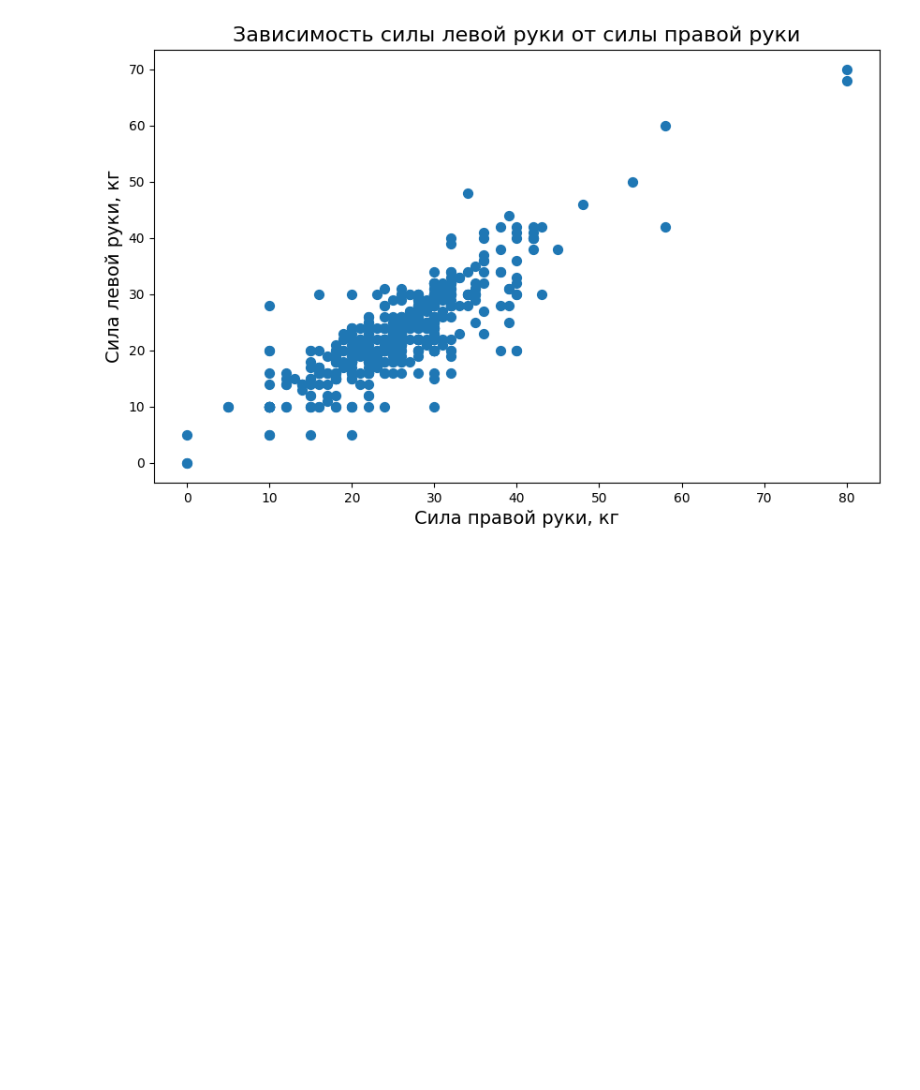
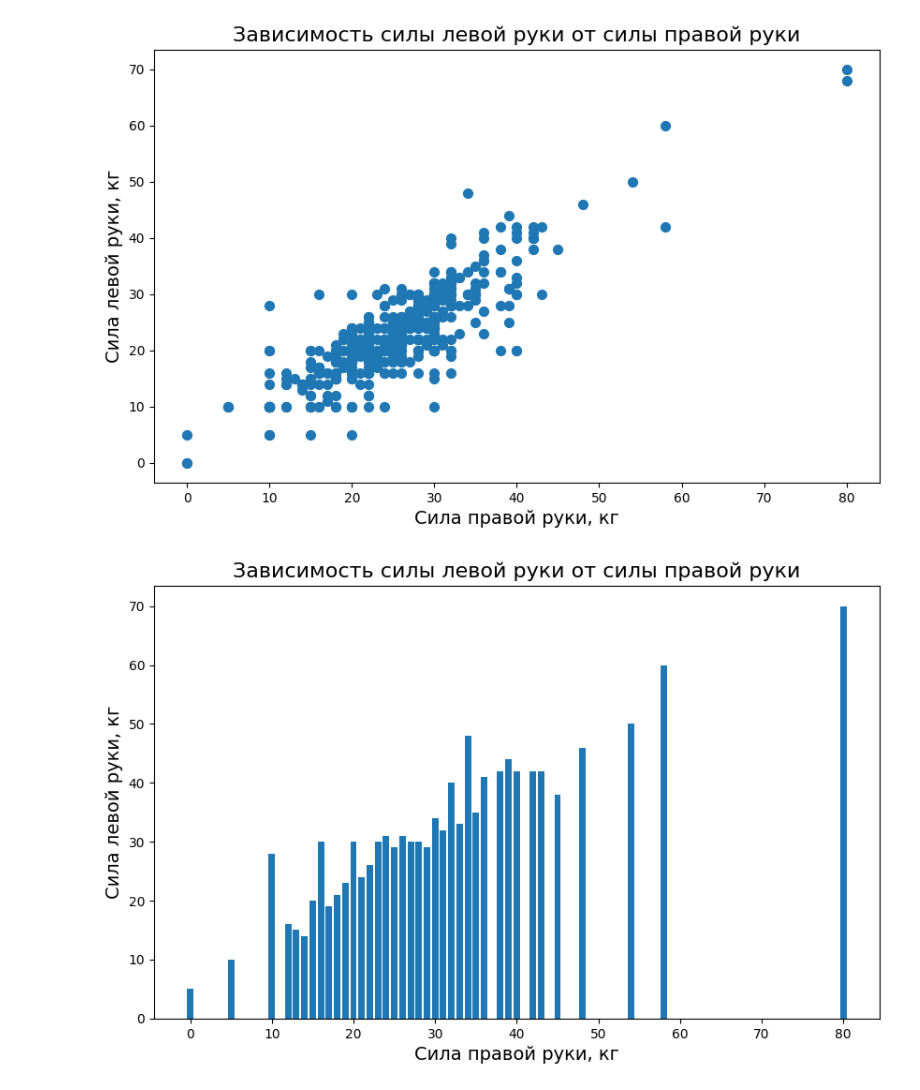
Before and after one commit to MSKteran/data-analysis-python, a Jupyter notebook: GunkoDA-LR3.ipynb, the cells around one changed output. Saved outputs shown, nothing was run; the diff lists cells and outputs as text; code cells hidden in the pictures; blank space fills up the shorter version.

```diff
--- a/GunkoDA-LR3.ipynb
+++ b/GunkoDA-LR3.ipynb
@@ -49,3 +51,13 @@ plt.title('Зависимость силы левой руки от силы п
 plt.show()
 # %% [output]
 [figure]
+# %%
+# Столбчатая диаграмма
+plt.figure(figsize=(10, 6))
+plt.bar(df['Сила правой руки, кг'], df['Сила левой руки, кг'])
+plt.xlabel('Сила правой руки, кг', fontsize=14)
+plt.ylabel('Сила левой руки, кг', fontsize=14)
+plt.title('Зависимость силы левой руки от силы правой руки', fontsize=16)
+plt.show()
+# %% [output]
+[figure, added]
```
Also changed, not shown: parts of 2 cells of this notebook, 1 other file.
